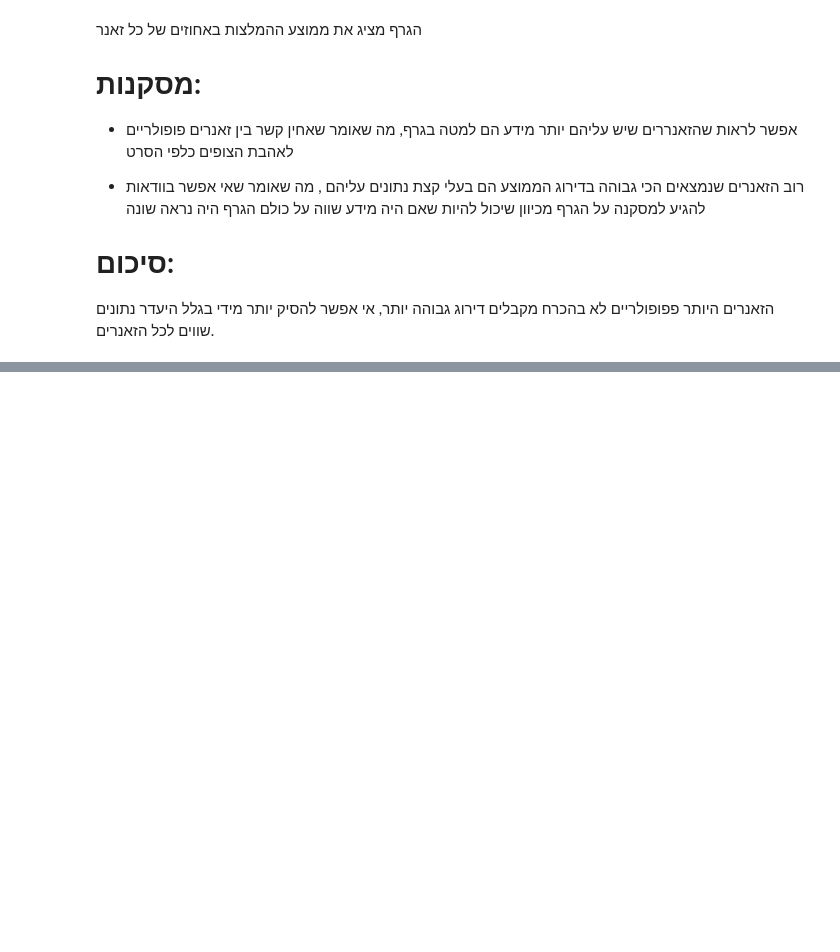
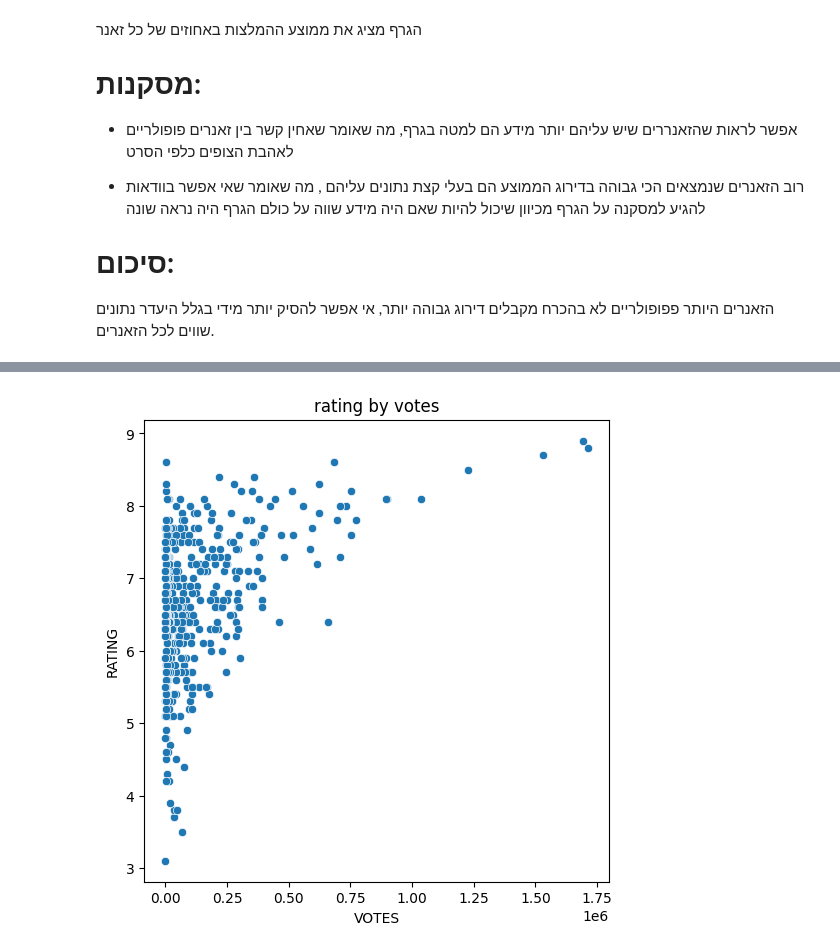
Before and after one commit to Noa810/gal, a Jupyter notebook: project_40_.ipynb, the cells around one changed output, grey strips where cells are left out. Cells and saved outputs as stored; diff of their text form; code cells hidden in the pictures; blank space fills up the shorter version.

```diff
--- a/project_40_.ipynb
+++ b/project_40_.ipynb
@@ -303,0 +447,3 @@ ax.plot(ordered_categories, mean_y_by_x.loc[ordered_categories].values, color='r
+# %%
+df3 = pd.read_csv('/content/movies.csv (1).zip')
+df3
@@ -303,0 +504,3 @@ ax.plot(ordered_categories, mean_y_by_x.loc[ordered_categories].values, color='r
+# %%
+df3_clean = df3.dropna(axis=0)
+df3_clean
@@ -303,0 +540,9 @@ ax.plot(ordered_categories, mean_y_by_x.loc[ordered_categories].values, color='r
+# %%
+plt.figure(figsize=(6,6))
+sns.scatterplot(data=df3_clean,x='VOTES',y='RATING',palette='Set1')
+
+plt.title('rating by votes')
+
+plt.show()
+# %% [output]
+[figure, added]
```
Also changed, not shown: parts of 34 cells of this notebook.
